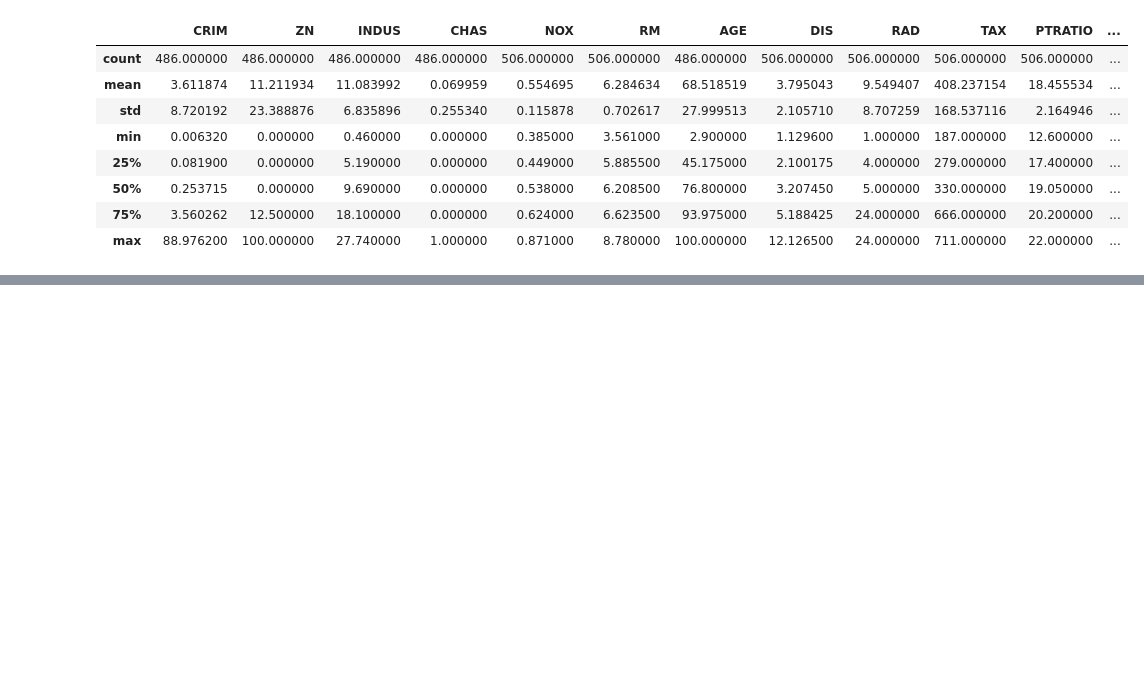
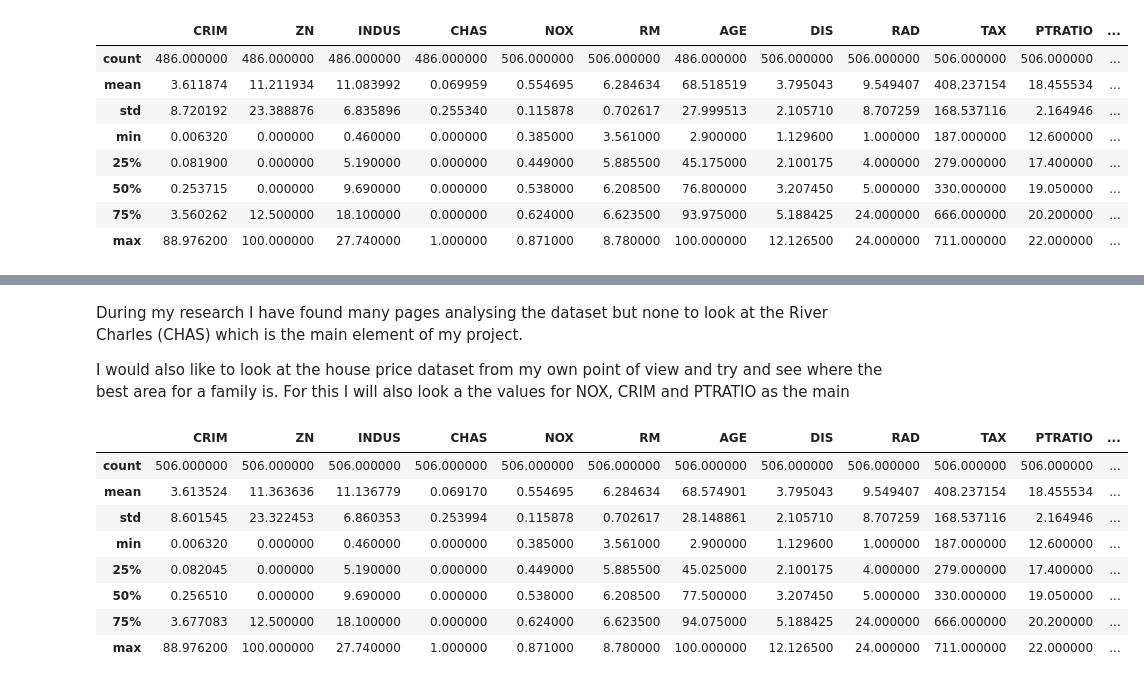
Before and after one commit to MichaelORegan/52954_MACHINE_LEARNING_AND_STATISTICS, a Jupyter notebook: 52954 Project Boston House Price Dataset.ipynb, the cells around one changed output, grey strips where cells are left out. Saved outputs shown, nothing was run; the diff lists cells and outputs as text; code cells hidden in the pictures; blank space fills up the shorter version.

```diff
--- a/52954 Project Boston House Price Dataset.ipynb
+++ b/52954 Project Boston House Price Dataset.ipynb
@@ -47,0 +210,16 @@ df.describe()
+# %% [markdown]
+During my research I have found many pages analysing the dataset but none to look at the River Charles (CHAS) which is the main element of my project.
+
+I would also like to look at the house price dataset from my own point of view and try and see where the best area for a family is. For this I will also look a the values for NOX, CRIM and PTRATIO as the main
+# %%
+boston.describe()
+# %% [output]
+|  | CRIM | ZN | INDUS | CHAS | NOX | RM | AGE | DIS | RAD | TAX | PTRATIO | ... |
+| count | 506.000000 | 506.000000 | 506.000000 | 506.000000 | 506.000000 | 506.000000 | 506.000000 | 506.000000 | 506.000000 | 506.000000 | 506.000000 | ... |
+| mean | 3.613524 | 11.363636 | 11.136779 | 0.069170 | 0.554695 | 6.284634 | 68.574901 | 3.795043 | 9.549407 | 408.237154 | 18.455534 | ... |
+| std | 8.601545 | 23.322453 | 6.860353 | 0.253994 | 0.115878 | 0.702617 | 28.148861 | 2.105710 | 8.707259 | 168.537116 | 2.164946 | ... |
+| min | 0.006320 | 0.000000 | 0.460000 | 0.000000 | 0.385000 | 3.561000 | 2.900000 | 1.129600 | 1.000000 | 187.000000 | 12.600000 | ... |
+| 25% | 0.082045 | 0.000000 | 5.190000 | 0.000000 | 0.449000 | 5.885500 | 45.025000 | 2.100175 | 4.000000 | 279.000000 | 17.400000 | ... |
+| 50% | 0.256510 | 0.000000 | 9.690000 | 0.000000 | 0.538000 | 6.208500 | 77.500000 | 3.207450 | 5.000000 | 330.000000 | 19.050000 | ... |
+| 75% | 3.677083 | 12.500000 | 18.100000 | 0.000000 | 0.624000 | 6.623500 | 94.075000 | 5.188425 | 24.000000 | 666.000000 | 20.200000 | ... |
+| max | 88.976200 | 100.000000 | 27.740000 | 1.000000 | 0.871000 | 8.780000 | 100.000000 | 12.126500 | 24.000000 | 711.000000 | 22.000000 | ... |
```
Also changed, not shown: parts of 22 cells of this notebook.
